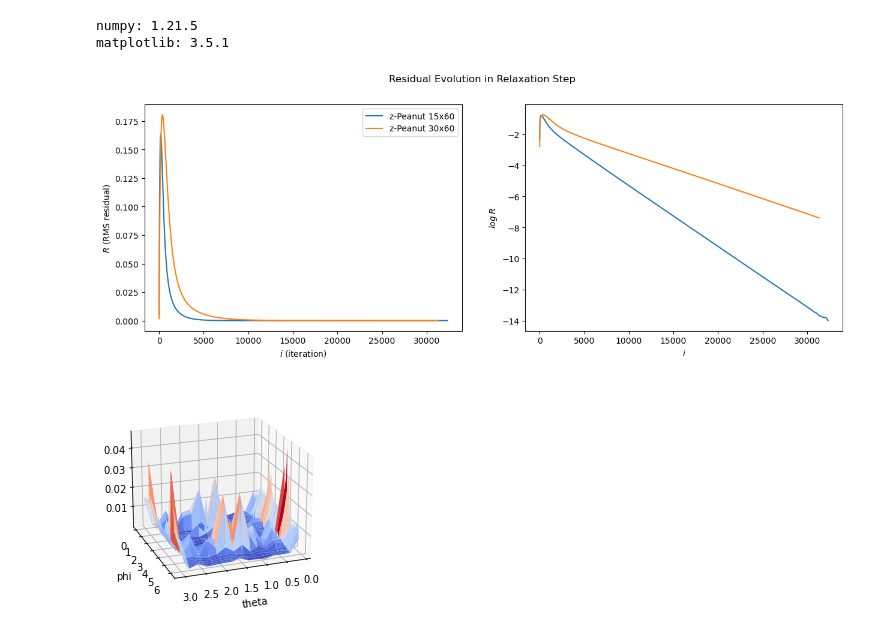
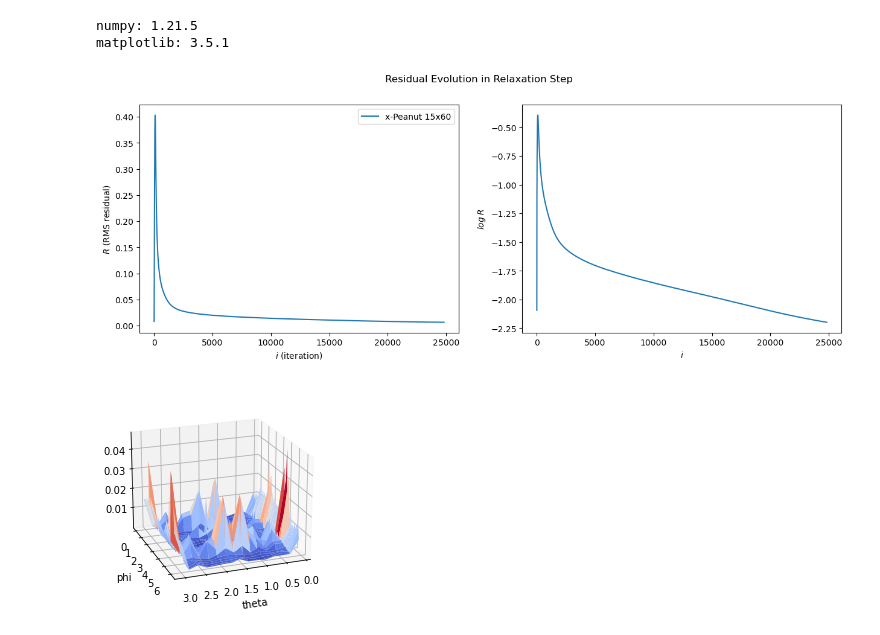
Before and after one commit to iago-mendes/eucled, a Jupyter notebook: src/exercises/08-embedding/assets/plots.ipynb, the cells around one changed output. Saved outputs shown, nothing was run; the diff lists cells and outputs as text; code cells hidden in the pictures.

```diff
--- a/src/exercises/08-embedding/assets/plots.ipynb
+++ b/src/exercises/08-embedding/assets/plots.ipynb
@@ -19,17 +19,18 @@ matplotlib: 3.5.1
 fig, (ax1, ax2) = plt.subplots(1,2)
 
 entries = [
-	[np.genfromtxt('residuals_round_15x60.csv', delimiter=','), 'Round Sphere 15x60'],
+	# [np.genfromtxt('residuals_round_15x60.csv', delimiter=','), 'Round Sphere 15x60'],
 	# [np.genfromtxt('residuals_round_20x80.csv', delimiter=','), 'Round Sphere 20x80'],
 	# [np.genfromtxt('residuals_horizon_15x60.csv', delimiter=','), 'Horizon 15x60'],
-	[np.genfromtxt('residuals_peanut_15x60.csv', delimiter=','), 'z-Peanut 15x60'],
-	[np.genfromtxt('residuals_peanut_30x60.csv', delimiter=','), 'z-Peanut 30x60'],
+	# [np.genfromtxt('residuals_peanut_15x60.csv', delimiter=','), 'z-Peanut 15x60'],
+	# [np.genfromtxt('residuals_peanut_30x60.csv', delimiter=','), 'z-Peanut 30x60'],
 	# [np.genfromtxt('residuals_ellipsoid_15x60.csv', delimiter=','), 'Ellipsoid 15x60'],
 	# [np.genfromtxt('residuals_ellipsoid_15x30.csv', delimiter=','), 'Ellipsoid 15x30'],
 	# [np.genfromtxt('residuals_ellipsoid_20x80.csv', delimiter=','), 'Ellipsoid 20x80'],
 	[np.genfromtxt('residuals_numerical_15x60.csv', delimiter=','), 'x-Peanut 15x60'],
-	[np.genfromtxt('residuals_numerical_30x120.csv', delimiter=','), 'x-Peanut 30x120'],
-	# [np.genfromtxt('residuals_nonaxi_peanut1_15x60.csv', delimiter=','), 'Non-axi. z-Peanut 15x60'],
+	# [np.genfromtxt('residuals_numerical_30x120.csv', delimiter=','), 'x-Peanut 30x120'],
+	# [np.genfromtxt('residuals_nonaxi_peanut_15x30.csv', delimiter=','), 'Non-axi. z-Peanut 15x30'],
+	# [np.genfromtxt('residuals_nonaxi_peanut_15x60.csv', delimiter=','), 'Non-axi. z-Peanut 15x60'],
 	# [np.genfromtxt('residuals_nonaxi_peanut_10x40.csv', delimiter=','), 'Non-axi. z-Peanut 10x40'],
 	# [np.genfromtxt('residuals_nonaxi_peanut_30x120.csv', delimiter=','), 'Non-axi. z-Peanut 30x120'],
 	# [np.genfromtxt('residuals_nonaxi_peanut_30x60.csv', delimiter=','), 'Non-axi. z-Peanut 30x60'],
@@ -46,34 +47,34 @@ for entry in entries:
 	i_values = entry[0][:,0]
 	residuals = entry[0][:,1]
 
 	label = entry[1]
 
 	# log_i_values = []
 	# for i in i_values:
 	# 	log_i_values.append(np.log(i) / np.log(10))
 
 	log_residuals = []
 	for residual in residuals:
 		log_residuals.append(np.log(residual) / np.log(10))
 
 	ax1.plot(i_values, residuals, label = label)
 	ax1.set(xlabel='$i$ (iteration)', ylabel='$R$ (RMS residual)')
 
 
 	ax2.plot(i_values, log_residuals, label = label)
 	ax2.set(xlabel='$i$', ylabel='$log \; R$')
 	# ax2.plot(log_i_values, log_residuals)
 	# ax2.set(xlabel='$\log \; i$', ylabel='$\log \; R$')
 
 fig.suptitle('Residual Evolution in Relaxation Step')
 fig.set_size_inches(15, 5, forward=True)
 fig.set_dpi(100)
 
 ax1.legend()
 # ax2.legend()
 plt.show()
 # %% [output]
-[figure, old version]
+[figure, new version]
 # %%
 # RESIDUAL DISTRIBUTION ANIMATION
 
```
Also changed, not shown: parts of 2 cells of this notebook, 3 other files.
